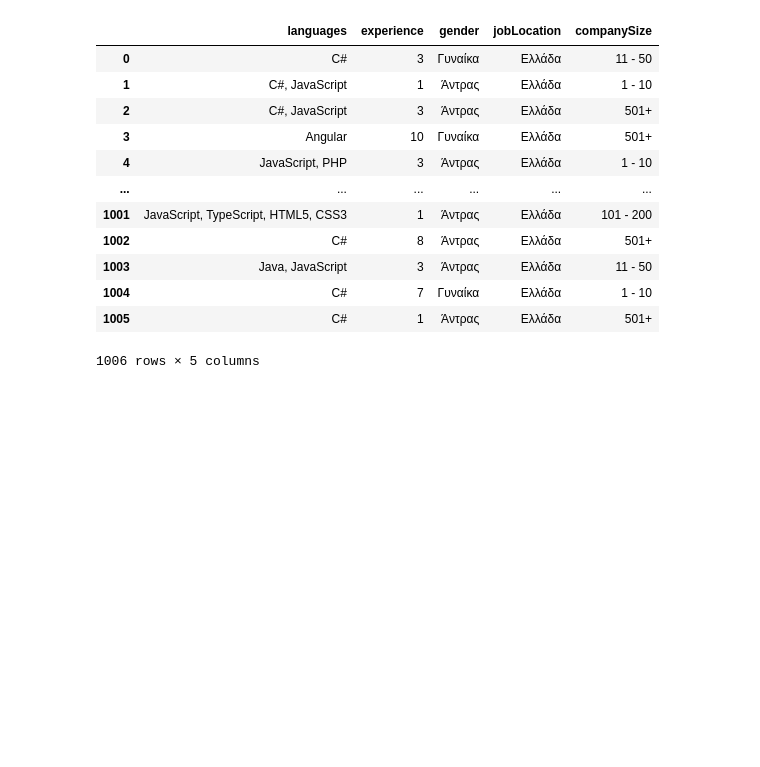
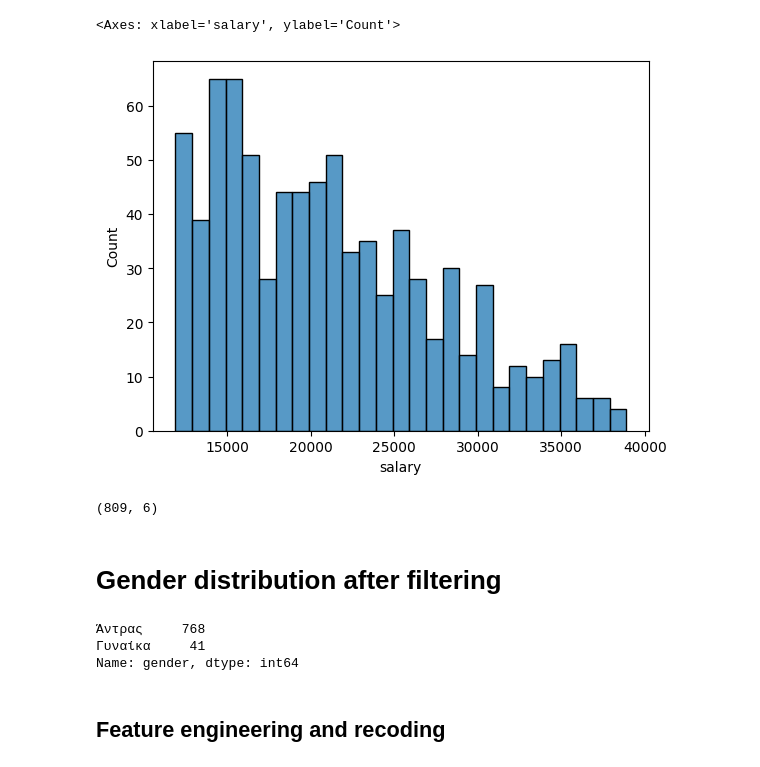
Before and after one commit to dkioroglou/programmers_salaries_2023, a Jupyter notebook: data_analysis.ipynb, the cells around one changed output. Saved outputs shown, nothing was run; the diff lists cells and outputs as text; code cells hidden in the pictures; blank space fills up the shorter version.

```diff
--- a/data_analysis.ipynb
+++ b/data_analysis.ipynb
@@ -22,16 +84,19 @@ df.columns = [
+# %%
+sns.histplot(df['salary'], binwidth=1000)
+# %% [output]
+<Axes: xlabel='salary', ylabel='Count'>
+[figure, added]
 # %%
-df
+df.shape
 # %% [output]
-|  | languages | experience | gender | jobLocation | companySize |
-| 0 | C# | 3 | Γυναίκα | Ελλάδα | 11 - 50 |
-| 1 | C#, JavaScript | 1 | Άντρας | Ελλάδα | 1 - 10 |
-| 2 | C#, JavaScript | 3 | Άντρας | Ελλάδα | 501+ |
-| 3 | Angular | 10 | Γυναίκα | Ελλάδα | 501+ |
-| 4 | JavaScript, PHP | 3 | Άντρας | Ελλάδα | 1 - 10 |
-| ... | ... | ... | ... | ... | ... |
-| 1001 | JavaScript, TypeScript, HTML5, CSS3 | 1 | Άντρας | Ελλάδα | 101 - 200 |
-| 1002 | C# | 8 | Άντρας | Ελλάδα | 501+ |
-| 1003 | Java, JavaScript | 3 | Άντρας | Ελλάδα | 11 - 50 |
-| 1004 | C# | 7 | Γυναίκα | Ελλάδα | 1 - 10 |
-| 1005 | C# | 1 | Άντρας | Ελλάδα | 501+ |
-1006 rows × 5 columns
+(809, 6)
+# %% [markdown]
+# Gender distribution after filtering
+# %%
+df['gender'].value_counts()
+# %% [output]
+Άντρας     768
+Γυναίκα     41
+Name: gender, dtype: int64
+# %% [markdown]
+## Feature engineering and recoding
```
Also changed, not shown: parts of 27 cells of this notebook.
